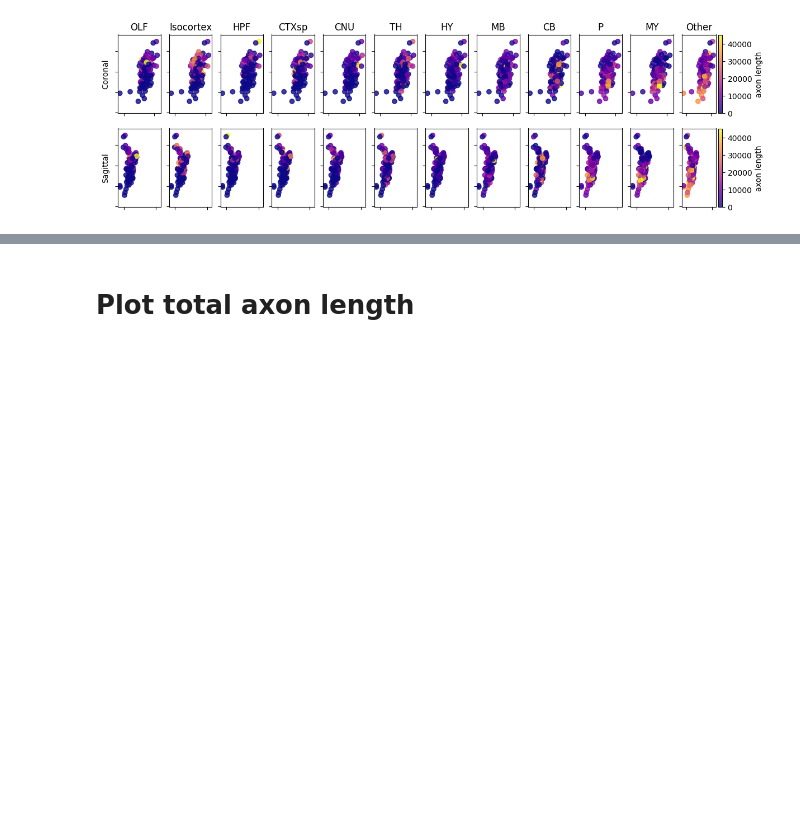
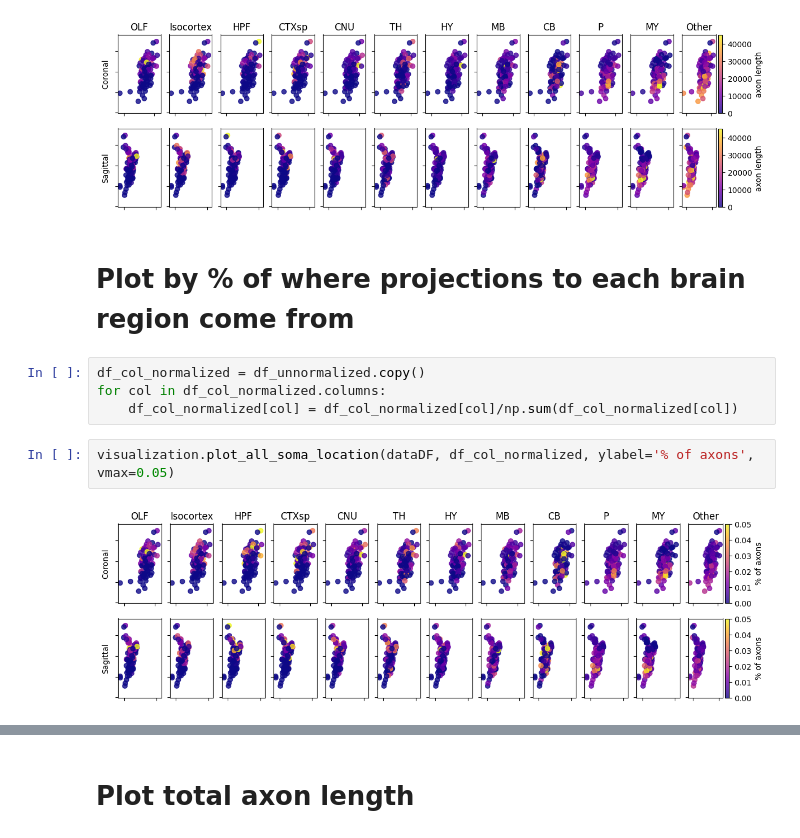
Before and after one commit to AllenNeuralDynamics/aind-LC-morphologies_supplemental_figure, a Jupyter notebook: code/Alex_soma_location.ipynb, the cells around one changed output, grey strips where cells are left out. Cells and saved outputs as stored; diff of their text form; blank space fills up the shorter version.

```diff
--- a/code/Alex_soma_location.ipynb
+++ b/code/Alex_soma_location.ipynb
@@ -55,3 +55,13 @@ Plotted with independent color axes for each brain region
 visualization.plot_all_soma_location(dataDF, df_unnormalized, ylabel='axon length',vmax=None)
 # %% [output]
 [figure]
+# %% [markdown]
+# Plot by % of where projections to each brain region come from
+# %%
+df_col_normalized = df_unnormalized.copy()
+for col in df_col_normalized.columns:
+    df_col_normalized[col] = df_col_normalized[col]/np.sum(df_col_normalized[col])
+# %%
+visualization.plot_all_soma_location(dataDF, df_col_normalized, ylabel='% of axons', vmax=0.05)
+# %% [output]
+[figure, added]
```
Also changed, not shown: parts of 1 cell of this notebook.
